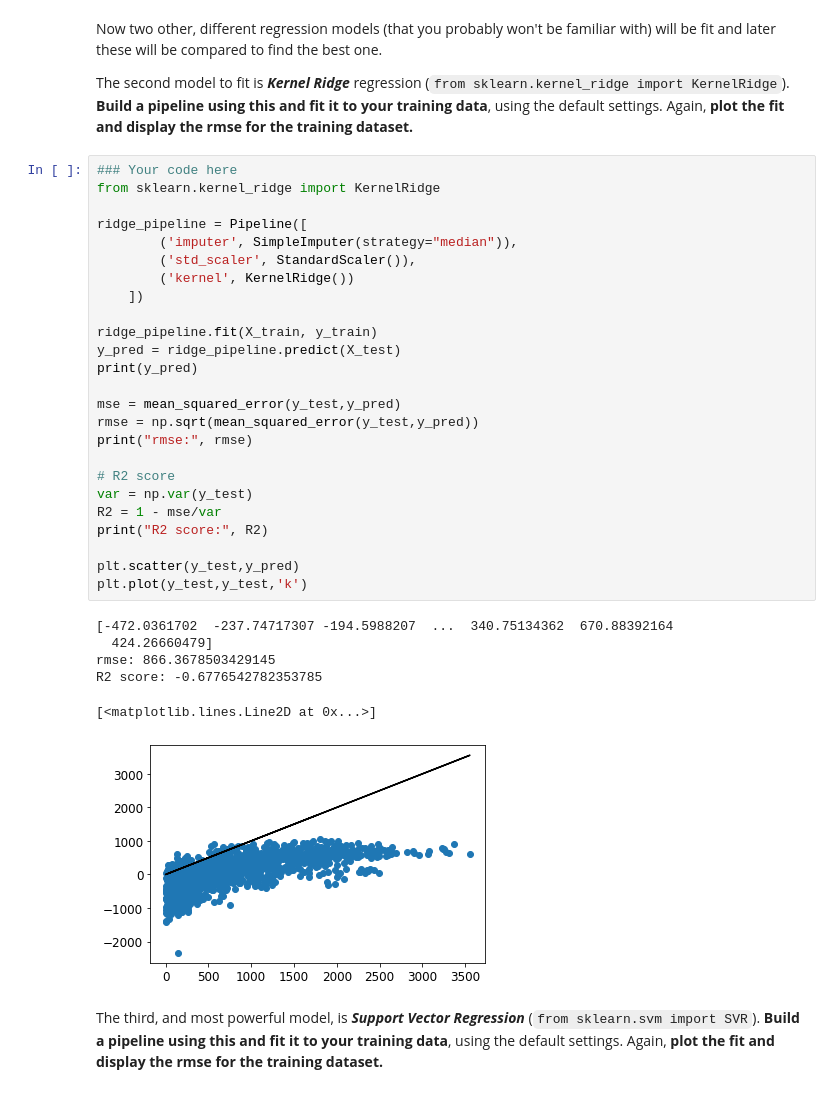
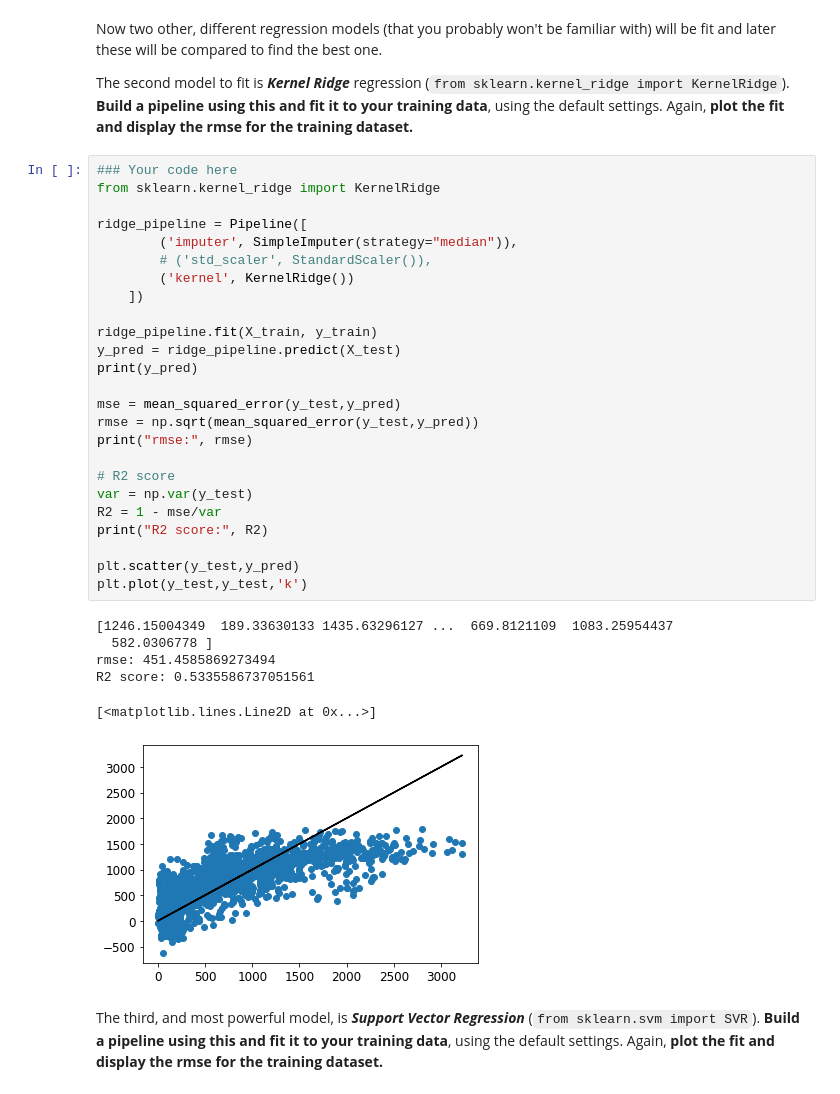
Before and after one commit to XiaoLinZzz/Machine-learning, a Jupyter notebook: A1-template.ipynb, the cells around one changed output. Drawn from its saved outputs; the diff is of its cells as text.

```diff
--- a/A1-template.ipynb
+++ b/A1-template.ipynb
@@ -548,35 +549,35 @@ The second model to fit is ***Kernel Ridge*** regression (`from sklearn.kernel_r
 # %%
 ### Your code here
 from sklearn.kernel_ridge import KernelRidge
 
 ridge_pipeline = Pipeline([
         ('imputer', SimpleImputer(strategy="median")),
-        ('std_scaler', StandardScaler()),
+        # ('std_scaler', StandardScaler()),
         ('kernel', KernelRidge())
     ])
 
 ridge_pipeline.fit(X_train, y_train)
 y_pred = ridge_pipeline.predict(X_test)
 print(y_pred)
 
 mse = mean_squared_error(y_test,y_pred)
 rmse = np.sqrt(mean_squared_error(y_test,y_pred))
 print("rmse:", rmse)
 
 # R2 score
 var = np.var(y_test)
 R2 = 1 - mse/var
 print("R2 score:", R2)
 
 plt.scatter(y_test,y_pred)
 plt.plot(y_test,y_test,'k')
 # %% [output]
-[-472.0361702  -237.74717307 -194.5988207  ...  340.75134362  670.88392164
-  424.26660479]
-rmse: 866.3678503429145
-R2 score: -0.6776542782353785
+[1246.15004349  189.33630133 1435.63296127 ...  669.8121109  1083.25954437
+  582.0306778 ]
+rmse: 451.4585869273494
+R2 score: 0.5335586737051561
 [<matplotlib.lines.Line2D at 0x...>]
-[figure, old version]
+[figure, new version]
 # %% [markdown]
 The third, and most powerful model, is ***Support Vector Regression*** (`from sklearn.svm import SVR`). **Build a pipeline using this and fit it to your training data**, using the default settings. Again, **plot the fit and display the rmse for the training dataset.**
 # %%
```
Also changed, not shown: parts of 11 cells of this notebook, 1 other file.
